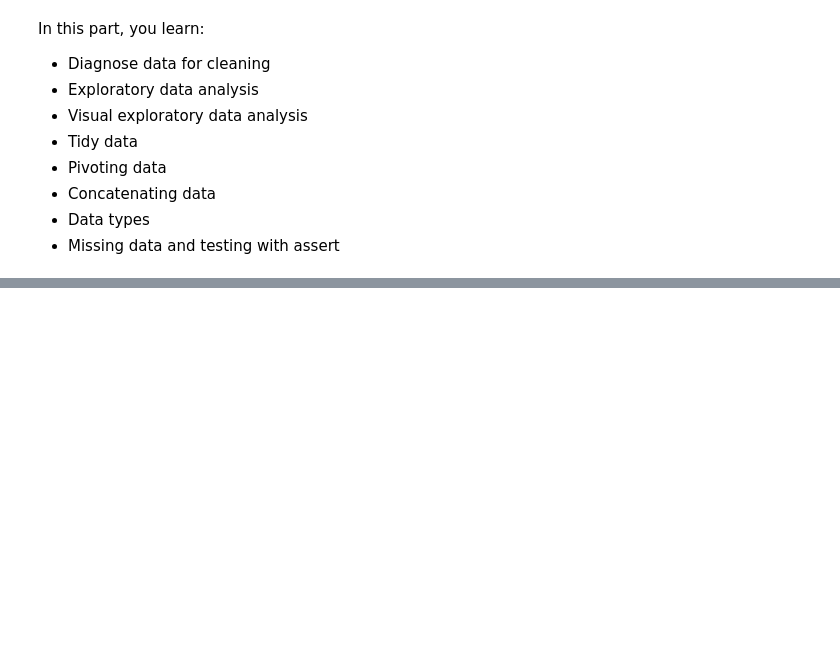
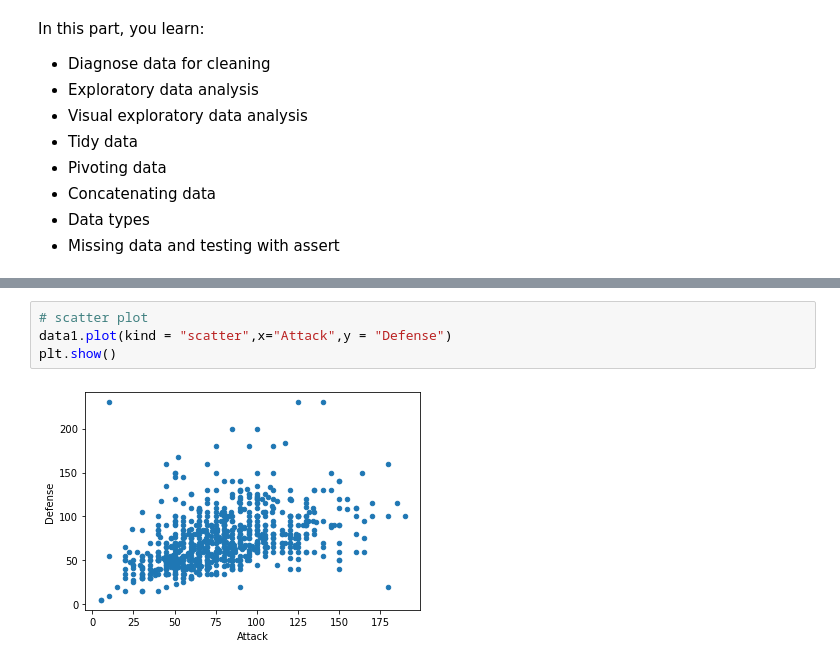
Before and after one commit to halimocakli/IntroductionToMachineLearning, a Jupyter notebook: Data Science Tutorial/DataScienceTutorial.ipynb, the cells around one changed output, grey strips where cells are left out. Saved outputs shown, nothing was run; the diff lists cells and outputs as text; blank space fills up the shorter version.

```diff
--- a/Data Science Tutorial/DataScienceTutorial.ipynb
+++ b/Data Science Tutorial/DataScienceTutorial.ipynb
@@ -1295,0 +1404,6 @@ In this part, you learn:
+# %%
+# scatter plot
+data1.plot(kind = "scatter",x="Attack",y = "Defense")
+plt.show()
+# %% [output]
+[figure, added]
```
Also changed, not shown: parts of 33 cells of this notebook.
